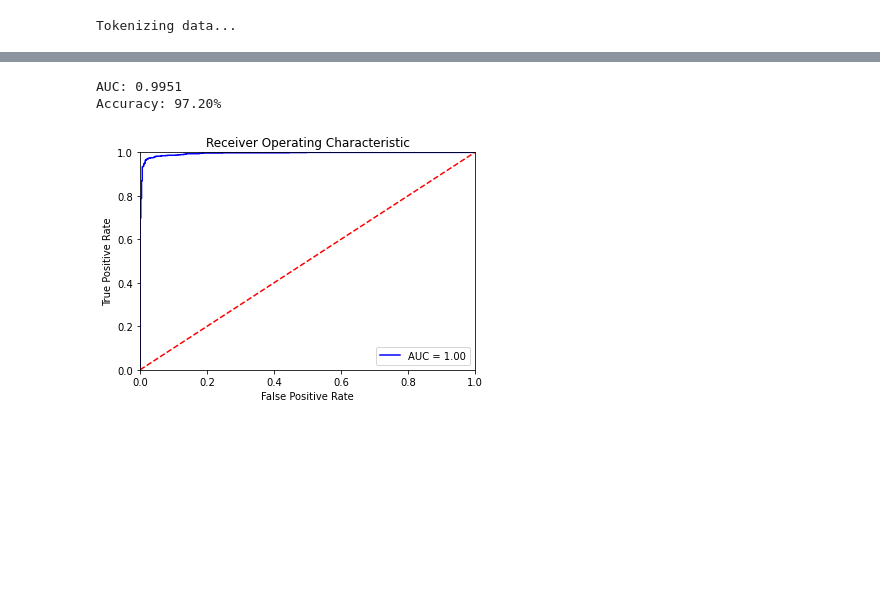
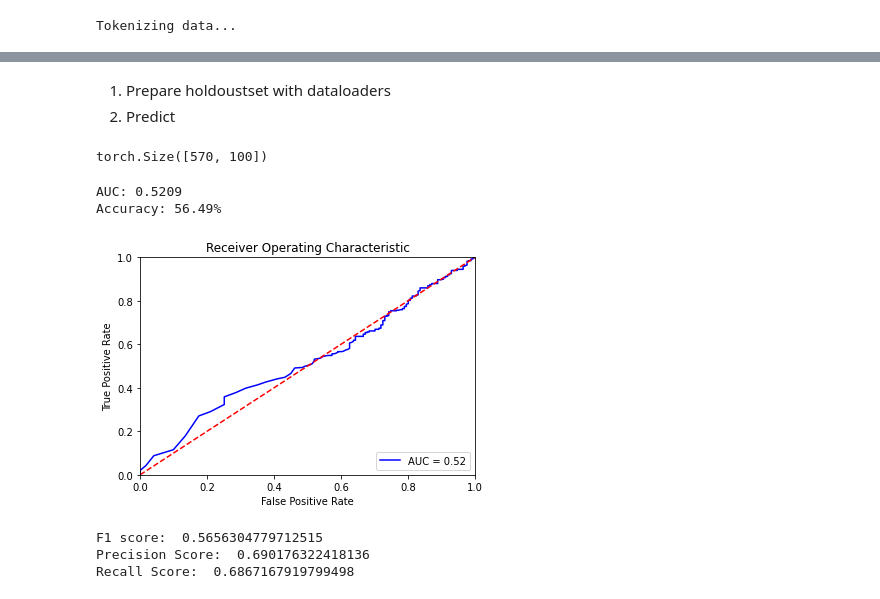
Before and after one commit to mosh98/Swedish_Sentiment_BERTIL, a Jupyter notebook: Swe_Bert_Training_Bigger_dataset.ipynb, the cells around one changed output, grey strips where cells are left out. Cells and saved outputs as stored; diff of their text form; code cells hidden in the pictures; blank space fills up the shorter version.

```diff
--- a/Swe_Bert_Training_Bigger_dataset.ipynb
+++ b/Swe_Bert_Training_Bigger_dataset.ipynb
@@ -175,0 +178,7 @@ Counter({1: 9667, 0: 4629})
+# %%
+holdout_df = new_df.sample(570)
+
+new_df = new_df.drop(holdout_df.index, axis =0)
+
+print("Holdout set ", Counter(holdout_df.rating))
+print("Training set ",Counter(new_df.rating))
@@ -626,3 +644,26 @@ def evaluate_roc(probs, y_true):
     plt.ylabel('True Positive Rate')
     plt.xlabel('False Positive Rate')
     plt.show()
+# %% [markdown]
+1.   Prepare holdoustset with dataloaders
+2.   Predict
+# %%
+#holdout_df
+
+holdout_sentences = holdout_df.text
+holdout_label = holdout_df.rating
+
+
+test_inputs,test_masks = preprocessing_for_bert(holdout_sentences)
+
+#coverting to torch
+test_labels = torch.tensor(holdout_df.rating.array)
+#print(holdout_df.rating.array)
+print(test_inputs.shape)
+
+#create test Dataloader
+test_data = TensorDataset(test_inputs,test_masks,test_labels)
+test_sampler = RandomSampler(test_data)
+test_dataloader = DataLoader(test_data,sampler=test_sampler,batch_size=batch_size)
+# %% [output]
+torch.Size([570, 100])
@@ -629,10 +675,24 @@ def evaluate_roc(probs, y_true):
+# %%
+def f1_score_func(preds, labels):
+    preds_flat = np.argmax(preds, axis=1)
+    labels_flat = labels
+    #print( )
+    return f1_score(labels_flat, preds_flat, average='weighted')
 # %%
 # Compute predicted probabilities on the test set
-probs = bert_predict(bert_classifier, val_dataloader)
+probs = bert_predict(bert_classifier, test_dataloader)
 
 # Evaluate the Bert classifier
-evaluate_roc(probs, y_val)
+evaluate_roc(probs, holdout_label)
+
+print("F1 score: ", f1_score_func(probs,holdout_label))
+probs = np.argmax(probs, axis=1)
+print("Precision Score: ", precision_score( holdout_label, probs ))
+print("Recall Score: ", recall_score( holdout_label, probs ))
 # %% [output]
-AUC: 0.9951
-Accuracy: 97.20%
+AUC: 0.5209
+Accuracy: 56.49%
-[figure, old version]
+[figure, new version]
+F1 score:  0.5656304779712515
+Precision Score:  0.690176322418136
+Recall Score:  0.6867167919799498
```
Also changed, not shown: parts of 13 cells of this notebook.
